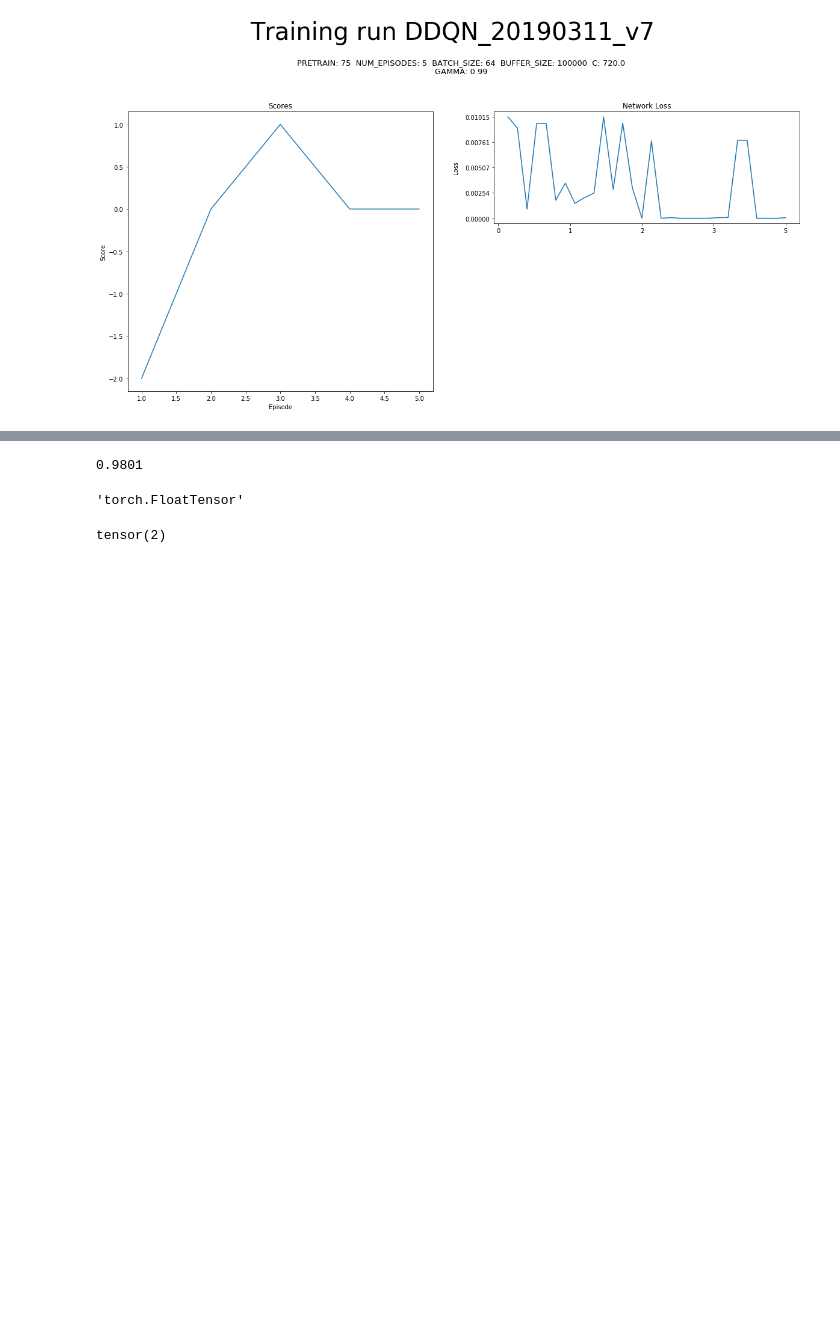
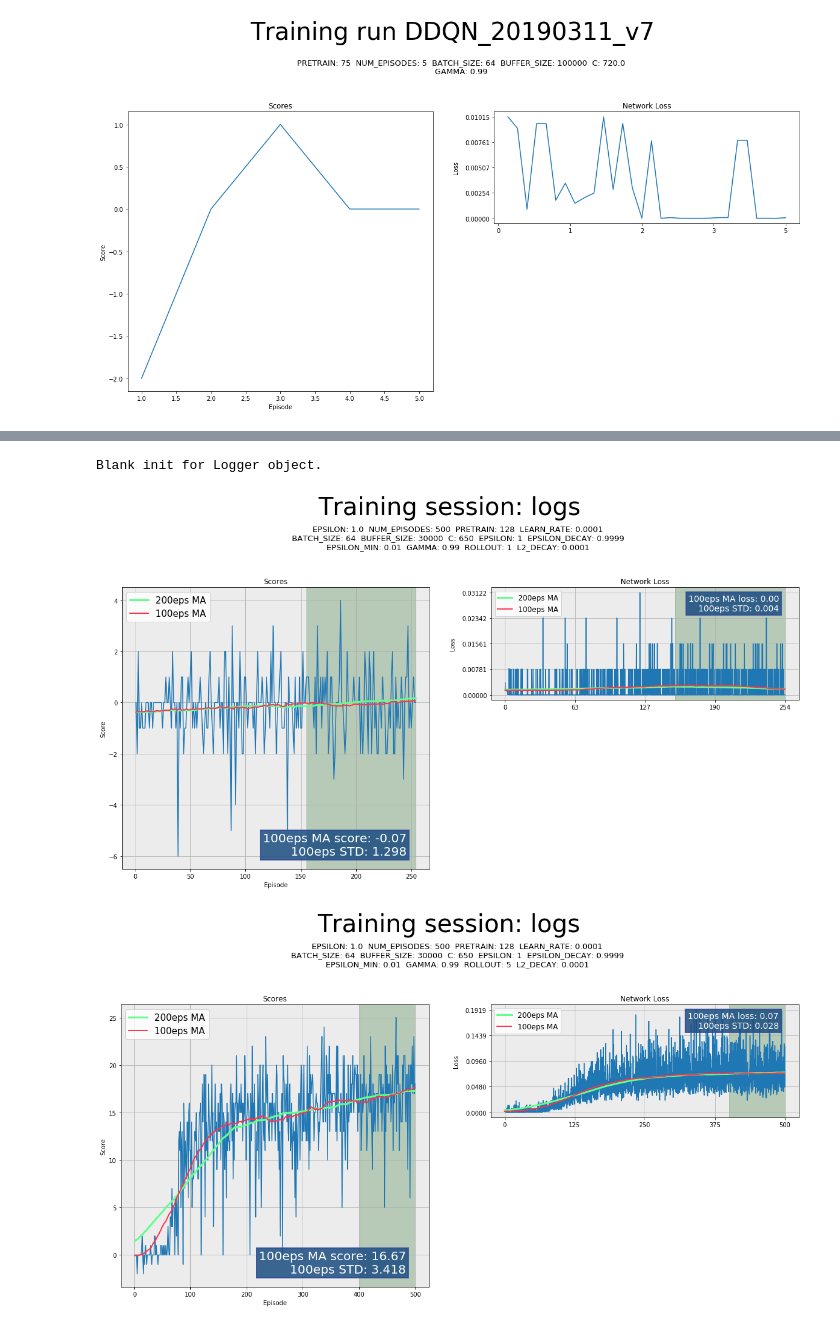
Before and after one commit to whiterabbitobj/Udacity-DeepRL, a Jupyter notebook: p1_navigation/DDQN_dev.ipynb, the cells around one changed output, grey strips where cells are left out. Saved outputs shown, nothing was run; the diff lists cells and outputs as text; code cells hidden in the pictures; blank space fills up the shorter version.

Commit message:
logging graphing update, much little bug fixes, about ready to create reports for submission

```diff
--- a/p1_navigation/DDQN_dev.ipynb
+++ b/p1_navigation/DDQN_dev.ipynb
@@ -194,9 +173,0 @@ print(x)
-# %%
-.99**2
-# %% [output]
-0.9801
-# %%
-t = torch.tensor(0, dtype=torch.float)
-t.type()
-# %% [output]
-'torch.FloatTensor'
@@ -205,4 +174,20 @@ t = t + 2
-# %%
-t
-# %% [output]
-tensor(2)
+# %%
+importlib.reload(data_handling)
+from data_handling import Saver, Logger
+l = Logger()
+# %% [output]
+Blank init for Logger object.
+# %%
+f1= "C:\\Users\\mattdoll\\Development\\deep-reinforcement-learning\\p1_navigation\\saves\\DDQN_20190312_v5\\logs"
+l.graph(f1, False)
+f1= "C:\\Users\\mattdoll\\Development\\deep-reinforcement-learning\\p1_navigation\\saves\\DDQN_20190312_v4\\logs"
+l.graph(f1, False)
+f1= "C:\\Users\\mattdoll\\Development\\deep-reinforcement-learning\\p1_navigation\\saves\\DDQN_20190312_v3\\logs"
+l.graph(f1, False)
+f3= "C:\\Users\\mattdoll\\Development\\deep-reinforcement-learning\\p1_navigation\\saves\\DDQN_20190312_v2\\logs"
+l.graph(f3, False)
+f1= "C:\\Users\\mattdoll\\Development\\deep-reinforcement-learning\\p1_navigation\\saves\\DDQN_20190312_v1\\logs"
+l.graph(f1, False)
+# %% [output]
+[figure, added]
+[figure, added]
```
Also changed, not shown: parts of 7 cells of this notebook, 6 other files.
